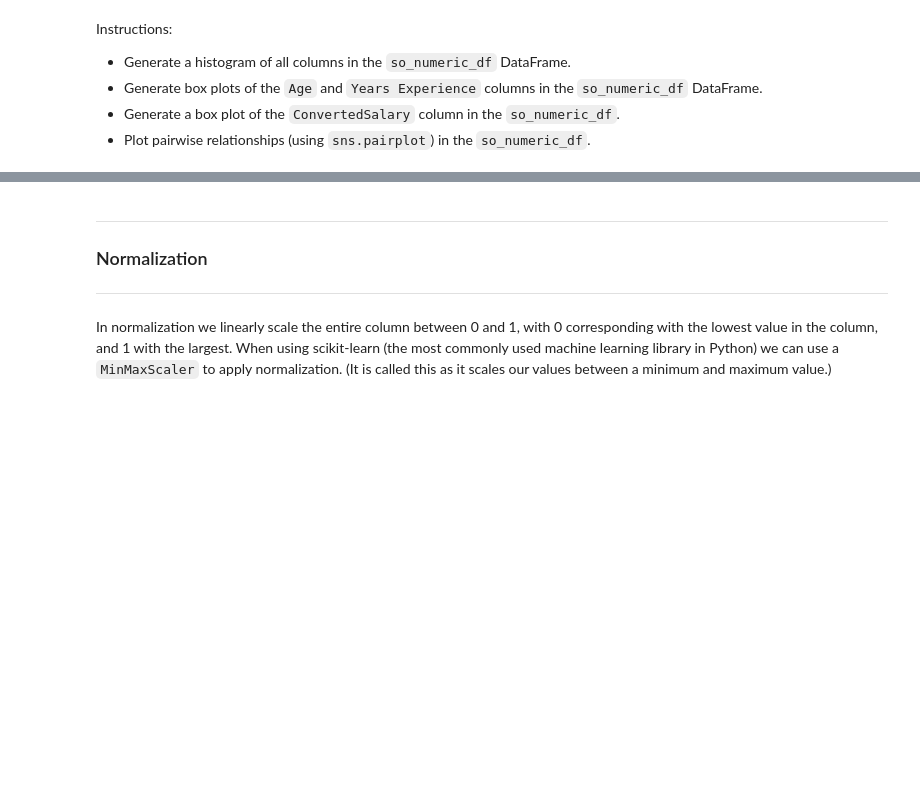
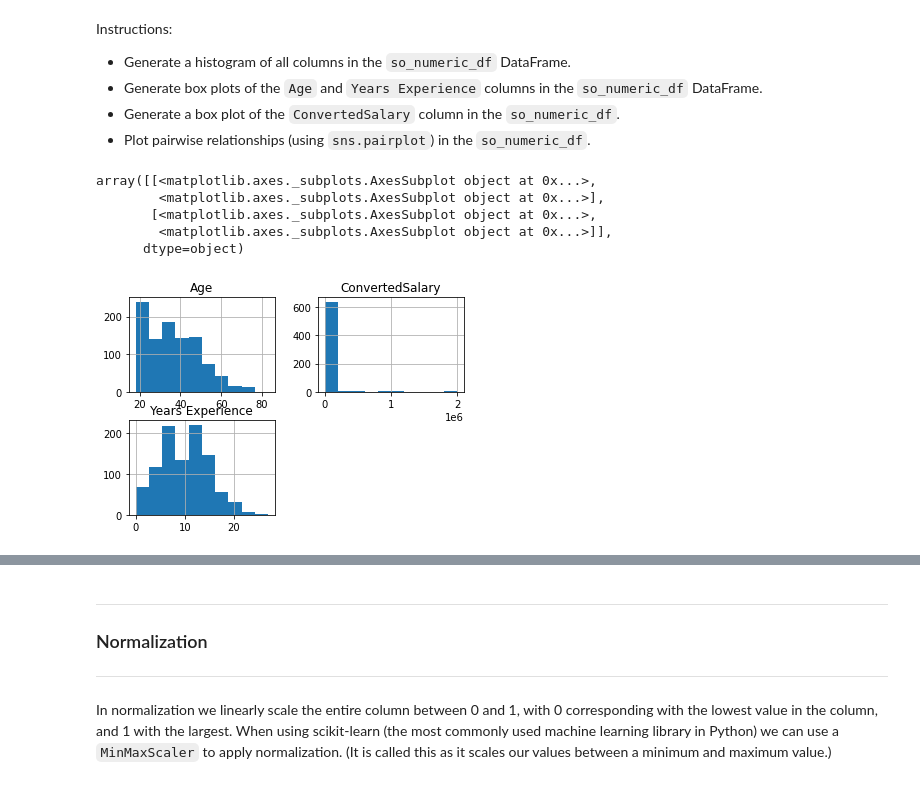
Before and after one commit to NehaNeha417/ML_SHALA, a Jupyter notebook: Assignment_ML_L6.ipynb, the cells around one changed output, grey strips where cells are left out. Saved outputs shown, nothing was run; the diff lists cells and outputs as text; code cells hidden in the pictures; blank space fills up the shorter version.

```diff
--- a/Assignment_ML_L6.ipynb
+++ b/Assignment_ML_L6.ipynb
@@ -513,6 +515,9 @@ Instructions:
 * Remove the dollar (`$`) signs from the `RawSalary` column.
 * Remove the pound (`£`) signs from the `RawSalary` column.
 * Convert the `RawSalary` column to float.
+# %%
+so_survey_df['RawSalary'] = so_survey_df['RawSalary'].str.replace(',','').str.replace('$','')
+so_survey_df.RawSalary = pd.to_numeric(so_survey_df.RawSalary,errors='coerce')
 # %% [markdown]
 ## Conforming to Statistical Assumptions
 ---
@@ -531,3 +536,12 @@ Instructions:
 * Generate box plots of the `Age` and `Years Experience` columns in the `so_numeric_df` DataFrame.
 * Generate a box plot of the `ConvertedSalary` column in the `so_numeric_df`.
 * Plot pairwise relationships (using `sns.pairplot`) in the `so_numeric_df`.
+# %%
+so_numeric_df.hist()
+# %% [output]
+array([[<matplotlib.axes._subplots.AxesSubplot object at 0x...>,
+        <matplotlib.axes._subplots.AxesSubplot object at 0x...>],
+       [<matplotlib.axes._subplots.AxesSubplot object at 0x...>,
+        <matplotlib.axes._subplots.AxesSubplot object at 0x...>]],
+      dtype=object)
+[figure, added]
```
Also changed, not shown: parts of 3 cells of this notebook.
